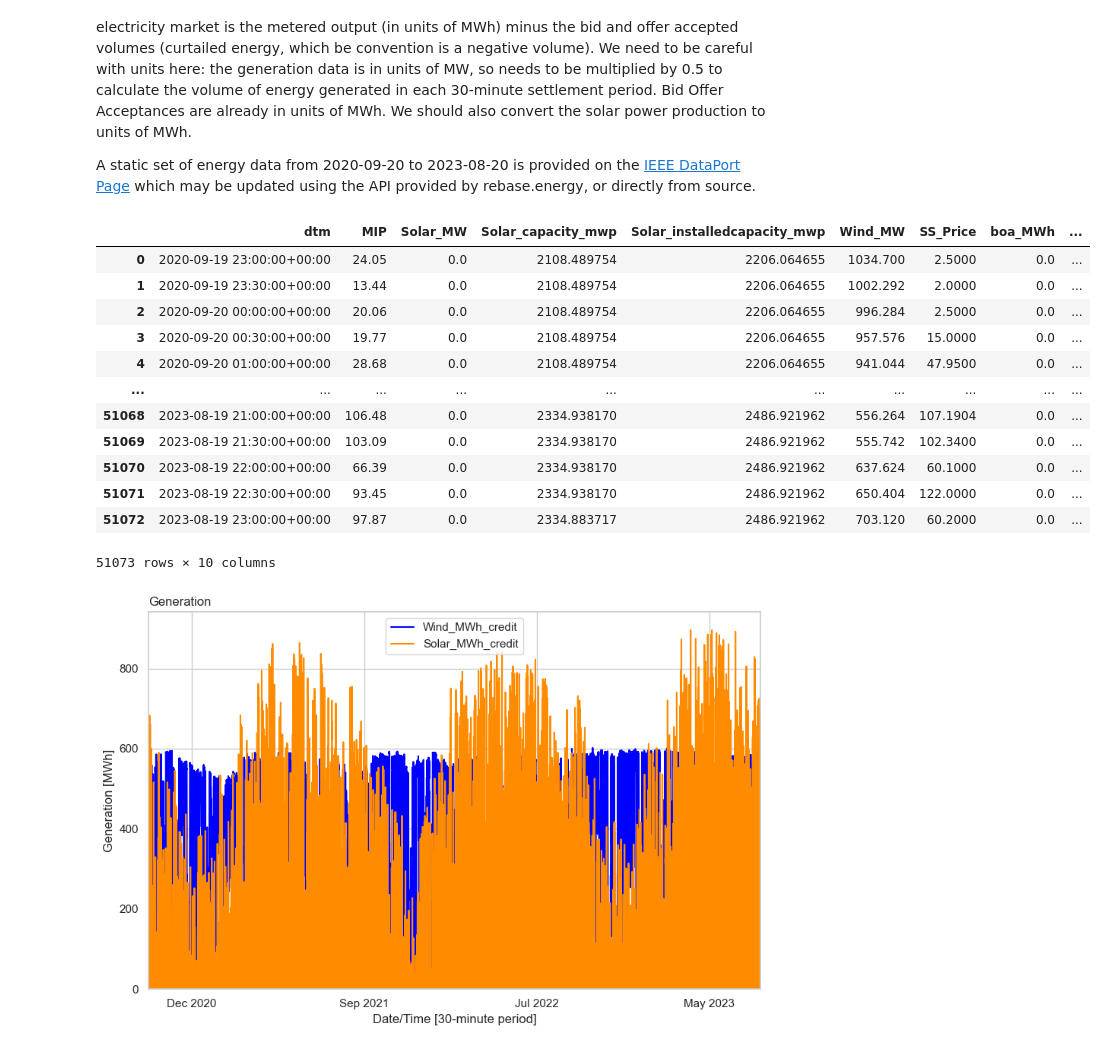
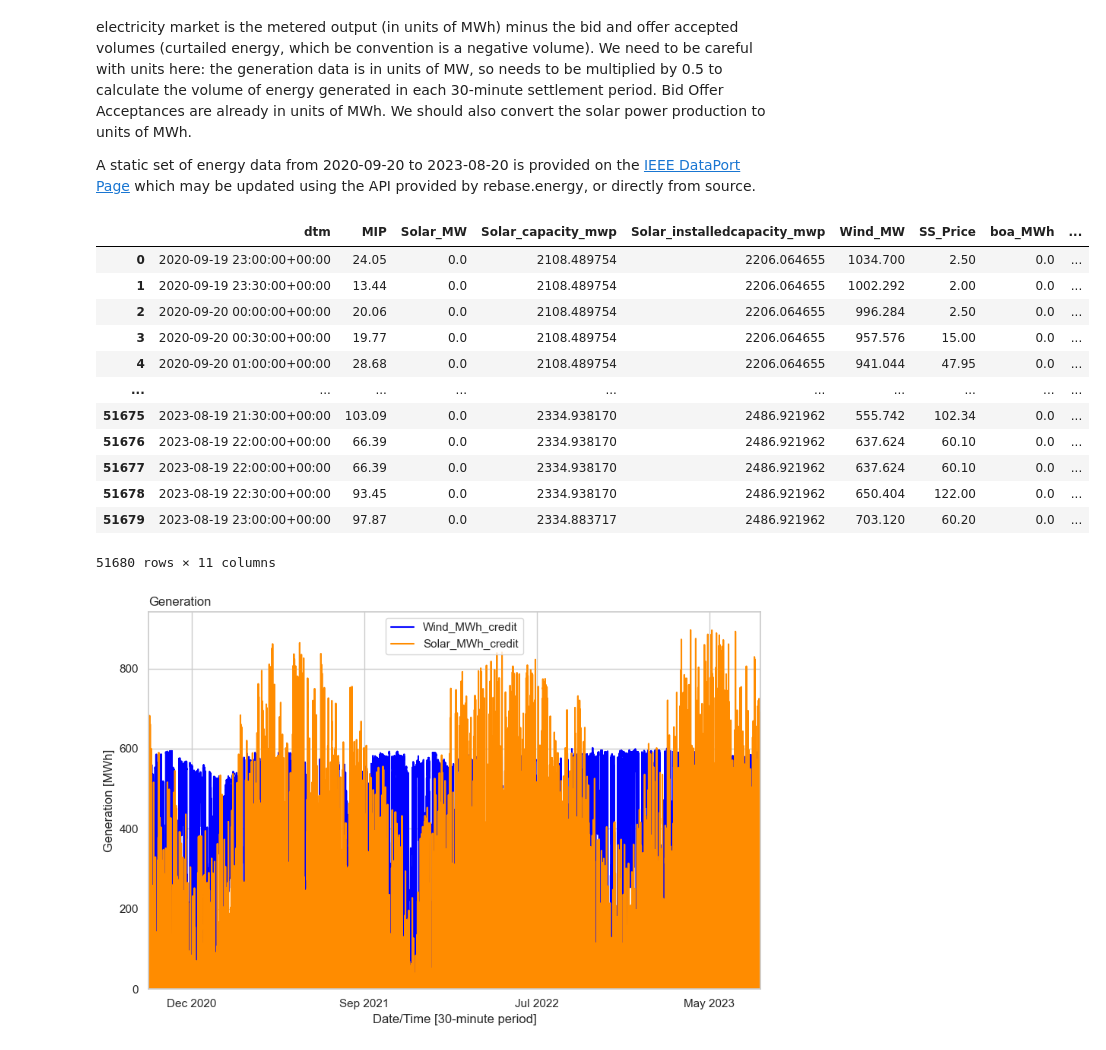
Before and after one commit to jbrowell/HEFTcom24, a Jupyter notebook: Getting Started.ipynb, the cells around one changed output. Cells and saved outputs as stored; diff of their text form; code cells hidden in the pictures.

```diff
--- a/Getting Started.ipynb
+++ b/Getting Started.ipynb
@@ -70,25 +70,25 @@ A static set of energy data from 2020-09-20 to 2023-08-20 is provided on the
 [IEEE DataPort Page](https://ieee-dataport.org/competitions/hybrid-energy-forecasting-and-trading-competition)
 which may be updated using the API provided by rebase.energy, or directly from source.
 # %%
-energy_data = pd.read_csv("data/Energy_Data_20200920_20230820.csv")
+energy_data = pd.read_csv("data/Energy_Data_20200920_20231027.csv")
 energy_data["dtm"] = pd.to_datetime(energy_data["dtm"])
 energy_data["Wind_MWh_credit"] = 0.5*energy_data["Wind_MW"] - energy_data["boa_MWh"]
 energy_data["Solar_MWh_credit"] = 0.5*energy_data["Solar_MW"]
 energy_data
 # %% [output]
 |  | dtm | MIP | Solar_MW | Solar_capacity_mwp | Solar_installedcapacity_mwp | Wind_MW | SS_Price | boa_MWh | ... |
-| 0 | 2020-09-19 23:00:00+00:00 | 24.05 | 0.0 | 2108.489754 | 2206.064655 | 1034.700 | 2.5000 | 0.0 | ... |
-| 1 | 2020-09-19 23:30:00+00:00 | 13.44 | 0.0 | 2108.489754 | 2206.064655 | 1002.292 | 2.0000 | 0.0 | ... |
-| 2 | 2020-09-20 00:00:00+00:00 | 20.06 | 0.0 | 2108.489754 | 2206.064655 | 996.284 | 2.5000 | 0.0 | ... |
-| 3 | 2020-09-20 00:30:00+00:00 | 19.77 | 0.0 | 2108.489754 | 2206.064655 | 957.576 | 15.0000 | 0.0 | ... |
-| 4 | 2020-09-20 01:00:00+00:00 | 28.68 | 0.0 | 2108.489754 | 2206.064655 | 941.044 | 47.9500 | 0.0 | ... |
+| 0 | 2020-09-19 23:00:00+00:00 | 24.05 | 0.0 | 2108.489754 | 2206.064655 | 1034.700 | 2.50 | 0.0 | ... |
+| 1 | 2020-09-19 23:30:00+00:00 | 13.44 | 0.0 | 2108.489754 | 2206.064655 | 1002.292 | 2.00 | 0.0 | ... |
+| 2 | 2020-09-20 00:00:00+00:00 | 20.06 | 0.0 | 2108.489754 | 2206.064655 | 996.284 | 2.50 | 0.0 | ... |
+| 3 | 2020-09-20 00:30:00+00:00 | 19.77 | 0.0 | 2108.489754 | 2206.064655 | 957.576 | 15.00 | 0.0 | ... |
+| 4 | 2020-09-20 01:00:00+00:00 | 28.68 | 0.0 | 2108.489754 | 2206.064655 | 941.044 | 47.95 | 0.0 | ... |
 | ... | ... | ... | ... | ... | ... | ... | ... | ... | ... |
-| 51068 | 2023-08-19 21:00:00+00:00 | 106.48 | 0.0 | 2334.938170 | 2486.921962 | 556.264 | 107.1904 | 0.0 | ... |
-| 51069 | 2023-08-19 21:30:00+00:00 | 103.09 | 0.0 | 2334.938170 | 2486.921962 | 555.742 | 102.3400 | 0.0 | ... |
-| 51070 | 2023-08-19 22:00:00+00:00 | 66.39 | 0.0 | 2334.938170 | 2486.921962 | 637.624 | 60.1000 | 0.0 | ... |
-| 51071 | 2023-08-19 22:30:00+00:00 | 93.45 | 0.0 | 2334.938170 | 2486.921962 | 650.404 | 122.0000 | 0.0 | ... |
-| 51072 | 2023-08-19 23:00:00+00:00 | 97.87 | 0.0 | 2334.883717 | 2486.921962 | 703.120 | 60.2000 | 0.0 | ... |
+| 51675 | 2023-08-19 21:30:00+00:00 | 103.09 | 0.0 | 2334.938170 | 2486.921962 | 555.742 | 102.34 | 0.0 | ... |
+| 51676 | 2023-08-19 22:00:00+00:00 | 66.39 | 0.0 | 2334.938170 | 2486.921962 | 637.624 | 60.10 | 0.0 | ... |
+| 51677 | 2023-08-19 22:00:00+00:00 | 66.39 | 0.0 | 2334.938170 | 2486.921962 | 637.624 | 60.10 | 0.0 | ... |
+| 51678 | 2023-08-19 22:30:00+00:00 | 93.45 | 0.0 | 2334.938170 | 2486.921962 | 650.404 | 122.00 | 0.0 | ... |
+| 51679 | 2023-08-19 23:00:00+00:00 | 97.87 | 0.0 | 2334.883717 | 2486.921962 | 703.120 | 60.20 | 0.0 | ... |
-51073 rows × 10 columns
+51680 rows × 11 columns
 # %%
 plt.figure(figsize=(9,6))
 sns.set(style='whitegrid')
```
Also changed, not shown: parts of 3 cells of this notebook.
